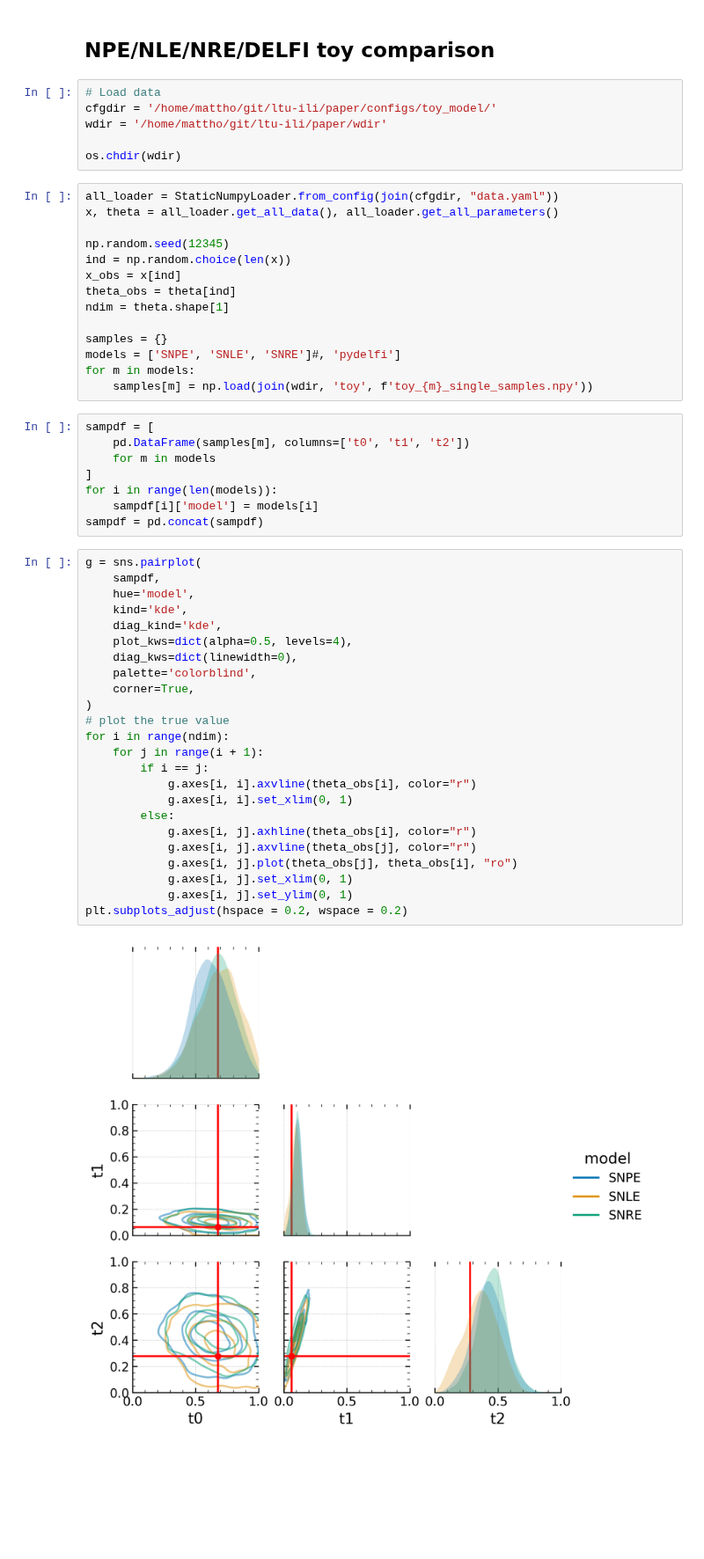
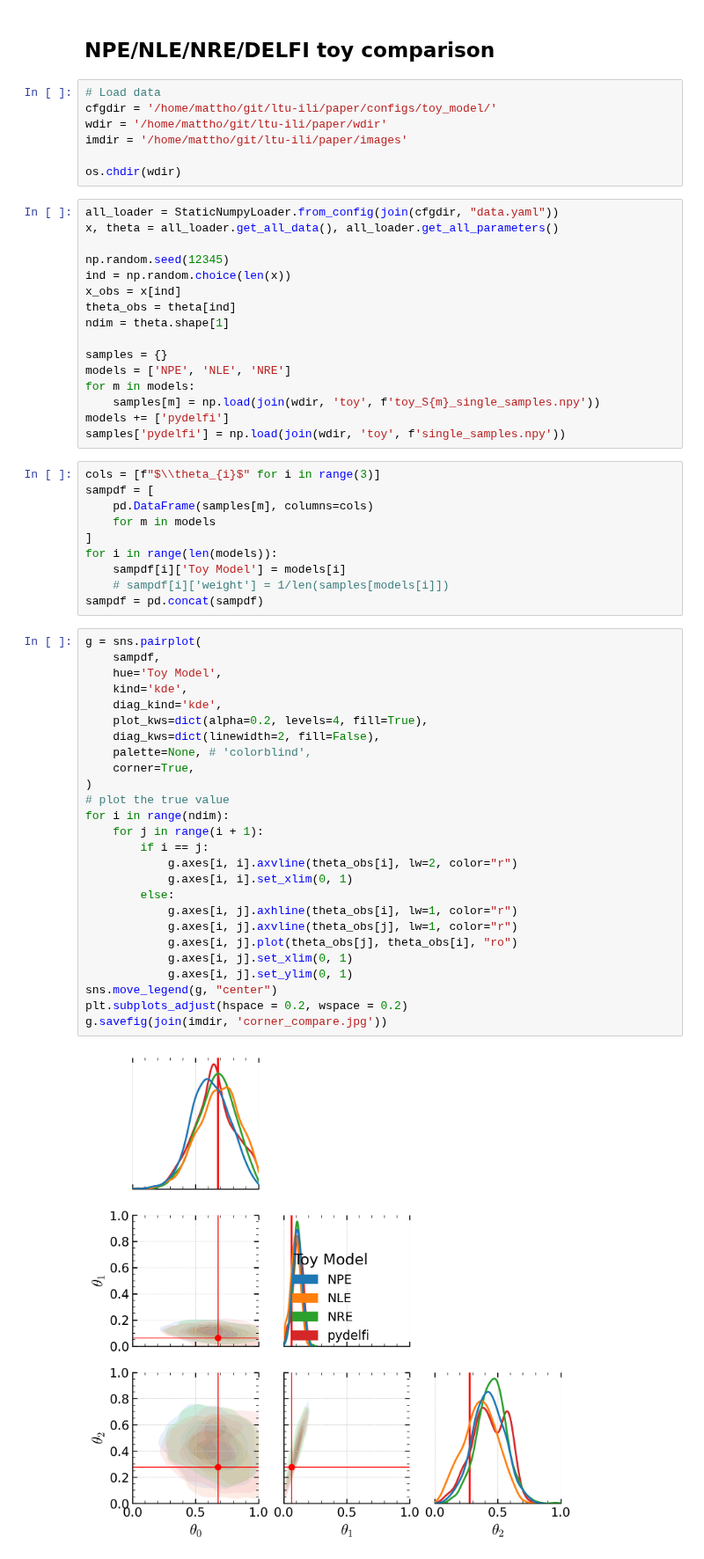
Before and after one commit to maho3/ltu-ili, a Jupyter notebook: paper/fig2.ipynb, the cells around one changed output. Shown at 88% size. Cells and saved outputs as stored; diff of their text form; blank space fills up the shorter version.

```diff
--- a/paper/fig2.ipynb
+++ b/paper/fig2.ipynb
@@ -19,6 +19,7 @@ from ili.validation.runner import ValidationRunner
 # Load data
 cfgdir = '/home/mattho/git/ltu-ili/paper/configs/toy_model/'
 wdir = '/home/mattho/git/ltu-ili/paper/wdir'
+imdir = '/home/mattho/git/ltu-ili/paper/images'
 
 os.chdir(wdir)
 # %%
@@ -32,43 +33,49 @@ theta_obs = theta[ind]
 ndim = theta.shape[1]
 
 samples = {}
-models = ['SNPE', 'SNLE', 'SNRE']#, 'pydelfi']
+models = ['NPE', 'NLE', 'NRE']
 for m in models:
-    samples[m] = np.load(join(wdir, 'toy', f'toy_{m}_single_samples.npy'))
+    samples[m] = np.load(join(wdir, 'toy', f'toy_S{m}_single_samples.npy'))
+models += ['pydelfi']
+samples['pydelfi'] = np.load(join(wdir, 'toy', f'single_samples.npy'))
 # %%
+cols = [f"$\\theta_{i}$" for i in range(3)]
 sampdf = [
-    pd.DataFrame(samples[m], columns=['t0', 't1', 't2'])
+    pd.DataFrame(samples[m], columns=cols)
     for m in models
 ]
 for i in range(len(models)):
-    sampdf[i]['model'] = models[i]
+    sampdf[i]['Toy Model'] = models[i]
+    # sampdf[i]['weight'] = 1/len(samples[models[i]])
 sampdf = pd.concat(sampdf)
 # %%
 g = sns.pairplot(
     sampdf,
-    hue='model',
+    hue='Toy Model',
     kind='kde',
     diag_kind='kde',
-    plot_kws=dict(alpha=0.5, levels=4),
-    diag_kws=dict(linewidth=0),
-    palette='colorblind',
+    plot_kws=dict(alpha=0.2, levels=4, fill=True),
+    diag_kws=dict(linewidth=2, fill=False),
+    palette=None, # 'colorblind',
     corner=True,
 )
 # plot the true value
 for i in range(ndim):
     for j in range(i + 1):
         if i == j:
-            g.axes[i, i].axvline(theta_obs[i], color="r")
+            g.axes[i, i].axvline(theta_obs[i], lw=2, color="r")
             g.axes[i, i].set_xlim(0, 1)
         else:
-            g.axes[i, j].axhline(theta_obs[i], color="r")
-            g.axes[i, j].axvline(theta_obs[j], color="r")
+            g.axes[i, j].axhline(theta_obs[i], lw=1, color="r")
+            g.axes[i, j].axvline(theta_obs[j], lw=1, color="r")
             g.axes[i, j].plot(theta_obs[j], theta_obs[i], "ro")
             g.axes[i, j].set_xlim(0, 1)
             g.axes[i, j].set_ylim(0, 1)
+sns.move_legend(g, "center")
 plt.subplots_adjust(hspace = 0.2, wspace = 0.2)
+g.savefig(join(imdir, 'corner_compare.jpg'))
 # %% [output]
-[figure, old version]
+[figure, new version]
 # %%
 for m in models:
     t = samples[m]
```
Also changed, not shown: parts of 1 cell of this notebook, 2 other files.
